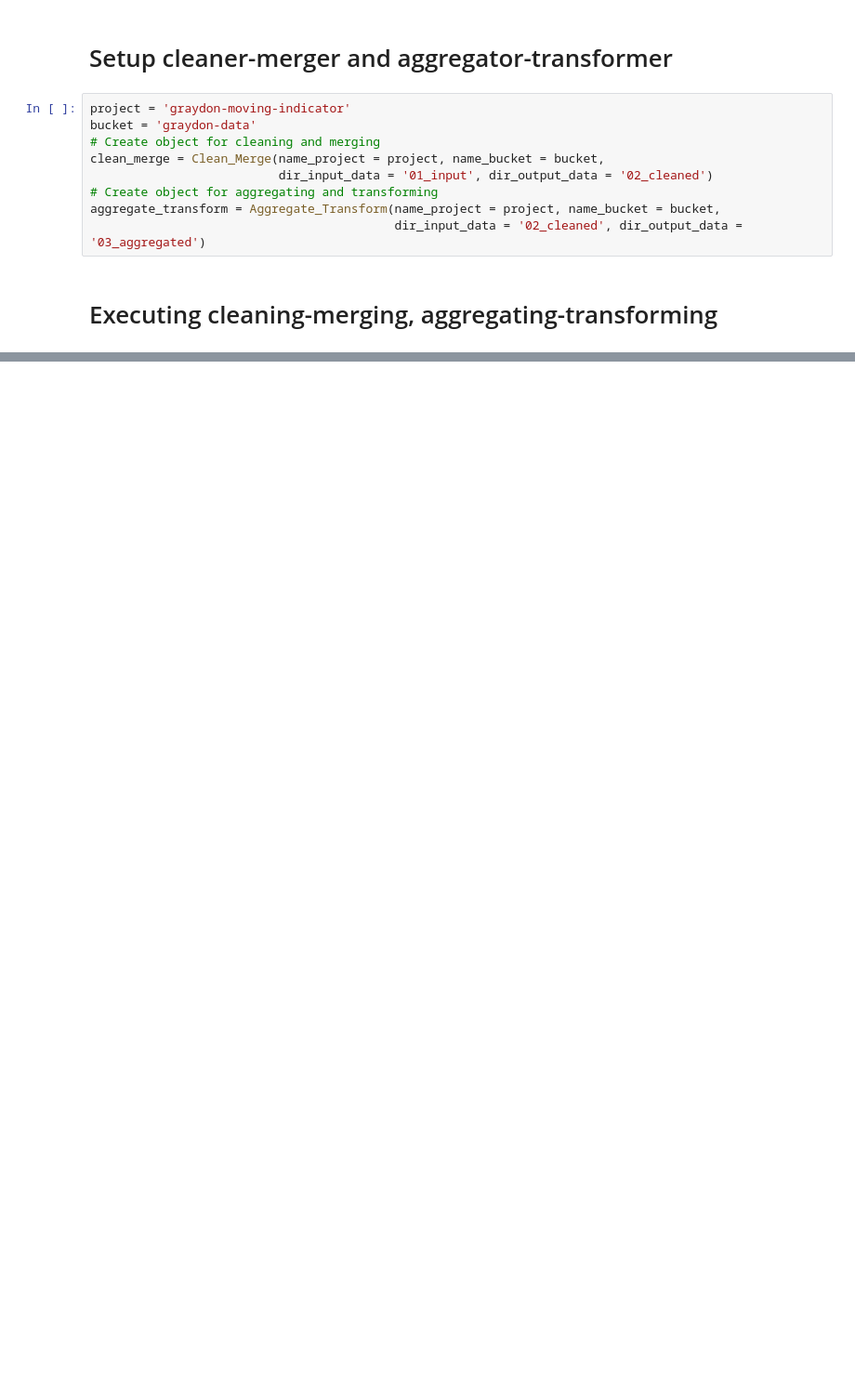
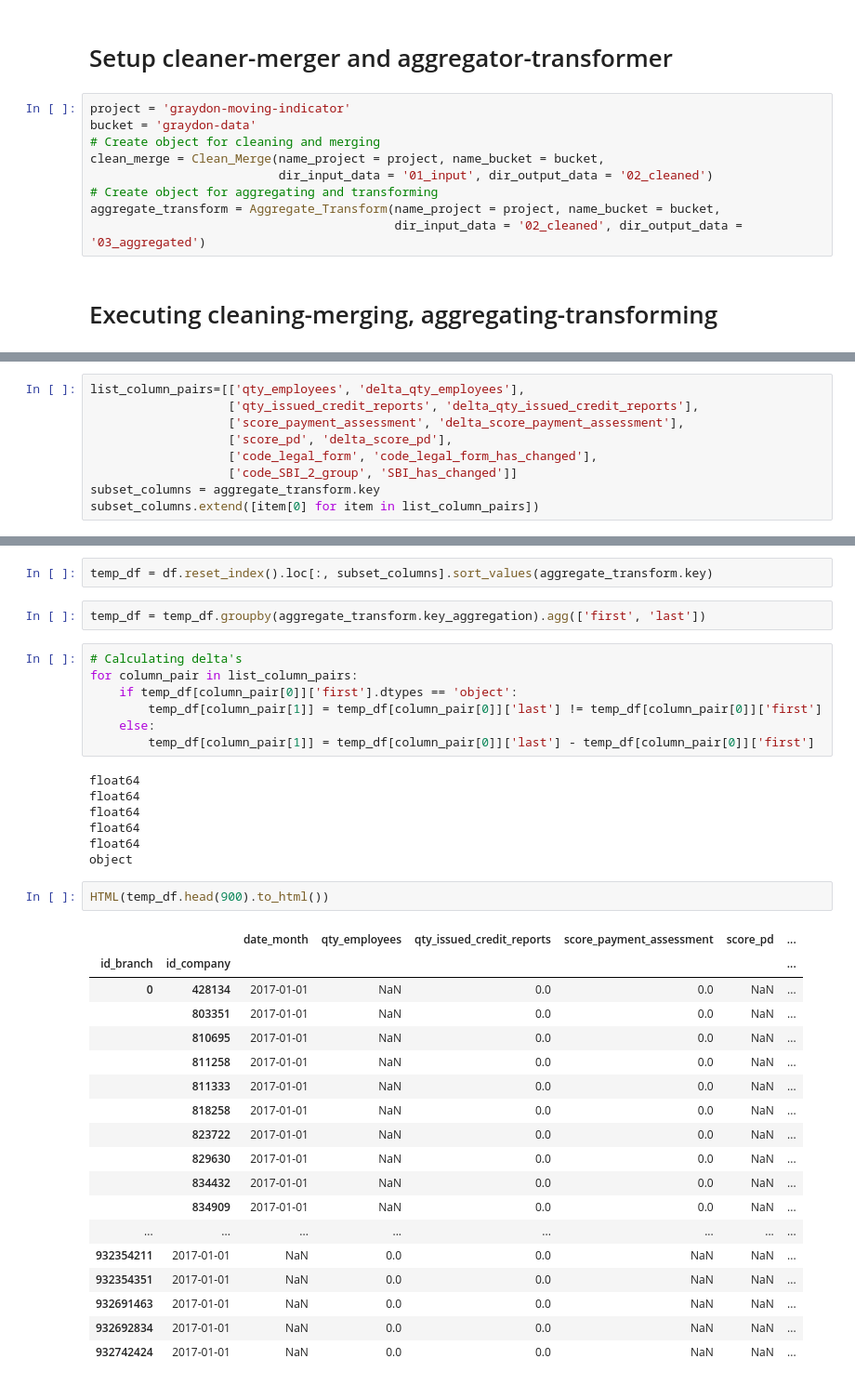
Before and after one commit to mark-me/relocation_indicator, a Jupyter notebook: Notebooks/clean_merge_aggregate_transform.ipynb, the cells around one changed output, grey strips where cells are left out. Shown: that part at 93% size. Cells and saved outputs as stored; diff of their text form; blank space fills up the shorter version.

Commit message:
Aggregate

```diff
--- a/Notebooks/clean_merge_aggregate_transform.ipynb
+++ b/Notebooks/clean_merge_aggregate_transform.ipynb
@@ -36,0 +71,9 @@ df_year = aggregate_transform.aggregate_transform_df(df = df_month_year,
+# %%
+list_column_pairs=[['qty_employees', 'delta_qty_employees'],
+                   ['qty_issued_credit_reports', 'delta_qty_issued_credit_reports'],
+                   ['score_payment_assessment', 'delta_score_payment_assessment'],
+                   ['score_pd', 'delta_score_pd'],
+                   ['code_legal_form', 'code_legal_form_has_changed'],
+                   ['code_SBI_2_group', 'SBI_has_changed']]
+subset_columns = aggregate_transform.key
+subset_columns.extend([item[0] for item in list_column_pairs])
@@ -36,0 +92,39 @@ df_year = aggregate_transform.aggregate_transform_df(df = df_month_year,
+# %%
+temp_df = df.reset_index().loc[:, subset_columns].sort_values(aggregate_transform.key)
+# %%
+temp_df = temp_df.groupby(aggregate_transform.key_aggregation).agg(['first', 'last'])
+# %%
+# Calculating delta's
+for column_pair in list_column_pairs:
+    if temp_df[column_pair[0]]['first'].dtypes == 'object':
+        temp_df[column_pair[1]] = temp_df[column_pair[0]]['last'] != temp_df[column_pair[0]]['first']
+    else:
+        temp_df[column_pair[1]] = temp_df[column_pair[0]]['last'] - temp_df[column_pair[0]]['first']
+# %% [output]
+float64
+float64
+float64
+float64
+float64
+object
+# %%
+HTML(temp_df.head(900).to_html())
+# %% [output]
+|  |  | date_month | qty_employees | qty_issued_credit_reports | score_payment_assessment | score_pd | ... |
+| id_branch | id_company |  |  |  |  |  | ... |
+| 0 | 428134 | 2017-01-01 | NaN | 0.0 | 0.0 | NaN | ... |
+|  | 803351 | 2017-01-01 | NaN | 0.0 | 0.0 | NaN | ... |
+|  | 810695 | 2017-01-01 | NaN | 0.0 | 0.0 | NaN | ... |
+|  | 811258 | 2017-01-01 | NaN | 0.0 | 0.0 | NaN | ... |
+|  | 811333 | 2017-01-01 | NaN | 0.0 | 0.0 | NaN | ... |
+|  | 818258 | 2017-01-01 | NaN | 0.0 | 0.0 | NaN | ... |
+|  | 823722 | 2017-01-01 | NaN | 0.0 | 0.0 | NaN | ... |
+|  | 829630 | 2017-01-01 | NaN | 0.0 | 0.0 | NaN | ... |
+|  | 834432 | 2017-01-01 | NaN | 0.0 | 0.0 | NaN | ... |
+|  | 834909 | 2017-01-01 | NaN | 0.0 | 0.0 | NaN | ... |
+| ... | ... | ... | ... | ... | ... | ... | ... |
+| 932354211 | 2017-01-01 | NaN | 0.0 | 0.0 | NaN | NaN | ... |
+| 932354351 | 2017-01-01 | NaN | 0.0 | 0.0 | NaN | NaN | ... |
+| 932691463 | 2017-01-01 | NaN | 0.0 | 0.0 | NaN | NaN | ... |
+| 932692834 | 2017-01-01 | NaN | 0.0 | 0.0 | NaN | NaN | ... |
+| 932742424 | 2017-01-01 | NaN | 0.0 | 0.0 | NaN | NaN | ... |
```
Also changed, not shown: parts of 22 cells of this notebook, 4 other files.
